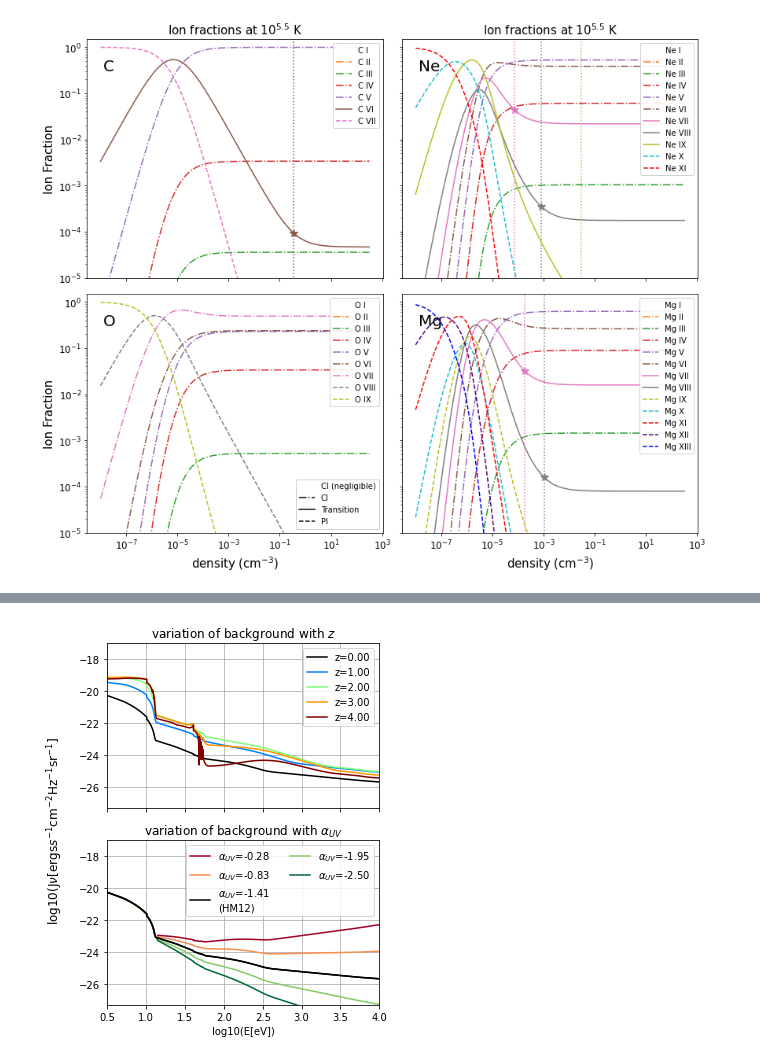
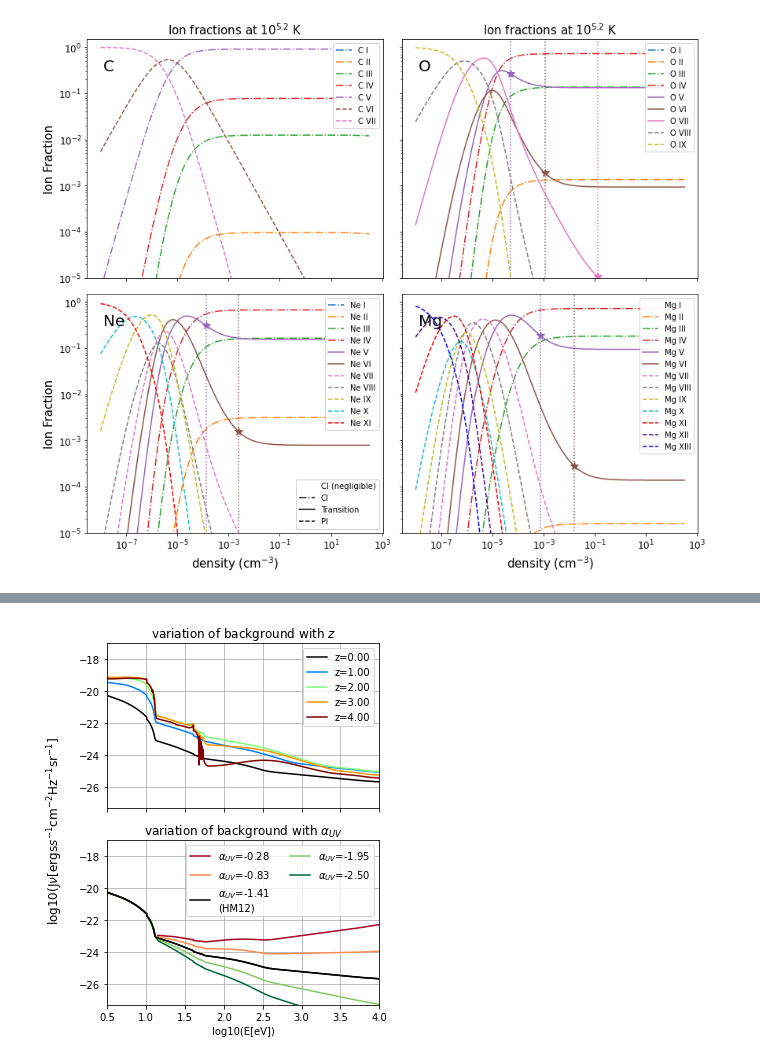
Before and after one commit to claytonstrawn/pi_or_ci, a Jupyter notebook: figures_for_PI_CI_cutoff_paper-sample.ipynb, the cells around one changed output, grey strips where cells are left out. Cells and saved outputs as stored; diff of their text form; code cells hidden in the pictures.

```diff
--- a/figures_for_PI_CI_cutoff_paper-sample.ipynb
+++ b/figures_for_PI_CI_cutoff_paper-sample.ipynb
@@ -50,7 +50,7 @@ hm12_redshifts = np.array(hm12_redshifts)
 
 #set loud=True to get a full printout of every ions state at every temp
 
-d,c = get_all_data_and_cutoffs(loud=False,threshold = .05,whichzs = 'ints',
+d,c = get_all_data_and_cutoffs(loud=True,threshold = .05,whichzs = 'ints',
                                min_stable_num = 5,whichradfields = ['HM12','a0.28','a0.835','a1.945','a2.5'])
 a,io,e,c2 = get_energy_cutoffs_dicts(redshift = 0.0,t_used='min',cutoffs = c)
 # %% [output]
@@ -102,0 +91,27 @@ fig.savefig("/Users/claytonstrawn/pi_ci_paper_plots/1_contour_plots.png",dpi = 1
+# %%
+#figure 1
+fig,axes = plt.subplots(2,2,figsize = (12,10),sharex = True,sharey = True)
+for i in range(4):
+    ion = {0:'C IV',2:'O VI',1:'Ne VIII',3:'Mg X'}[i]
+    ax = axes[i%2,i//2]
+    plot_contours([ion],0.0,show_cutoffs= 'black',levels = [.001,.01,.1,.2],\
+                  data = d,cutoffs = c,ax = ax,radfield = 'HM12',fig=fig,show_values=False)
+    ax.text(-7.5,7.2,ion,size = 20)
+    if i//2==0:
+        ax.set_ylabel('log temperature (K)',size = 15)
+    elif i//2==1:
+        ax.set_ylabel('')
+    if i%2==0:
+        ax.set_xlabel('')
+        ax.set_title('Ion fraction contour plot',size = 15)
+        ax.set_ylim(2,7.95)
+    elif i%2 == 1:
+        ax.set_title('')
+        ax.set_xlabel('log density (cm'+r'$^{-3}$)',size = 15)
+
+    ax.tick_params(axis='both', which='major', labelsize=12)
+    ax.grid()
+    ax.get_legend().remove()
+plt.subplots_adjust(wspace=0.02, hspace=0.025)
+plt.tight_layout()
+fig.savefig("pi_ci_paper_plots/1_contour_plots.png",dpi = 100,bbox_inches='tight')
@@ -103,30 +120,33 @@ fig.savefig("/Users/claytonstrawn/pi_ci_paper_plots/1_contour_plots.png",dpi = 1
 # %%
 #figure 2
 fig,axes = plt.subplots(2,2,figsize = (12,10),sharex = True,sharey = True)
 for i in range(4):
-    atom = {0:'C',1:'O',2:'Ne',3:'Mg'}[i]
+    atom = {0:'C',2:'O',1:'Ne',3:'Mg'}[i]
     ax = axes[i%2,i//2]
-    plot_fracs_at_temp(atom,0.0,10**5.5,data = d,cutoffs = c,show_mechanism=True,\
+    logt = 5.2
+    plot_fracs_at_temp(atom,0.0,10**logt,data = d,cutoffs = c,show_mechanism=True,\
                        ax = ax,legend_params = {'loc':'upper right','framealpha':0.9})
     ax.text(10**-7.9,10**-.5,atom,size = 20)
     if i//2==0:
         ax.set_ylabel('Ion Fraction',size = 15)
     elif i//2==1:
         ax.set_ylabel('')
     if i%2==0:
         ax.set_xlabel('')
-        ax.set_title('Ion fractions at '+r'$10^{5.5}$ K',size = 15)
+        string='Ion fractions at $10^{%.1f}$ K'%logt
+        raw_string = r"%s"%string
+        ax.set_title(raw_string,size = 15)
     elif i%2 == 1:
         ax.set_title('')
         ax.set_xlabel('density (cm'+r'$^{-3}$)',size = 15)
 
     ax.tick_params(axis='both', which='major', labelsize=12)
 
     if i==1:
         labels_colors_dict = {'CI (negligible)':'','CI':'-.','Transition':'-','PI':'--'}
         add_custom_legend(ax,labels_colors_dict,loc = None,bbox = None,keep_old_legend = True)
 plt.subplots_adjust(wspace=0.02, hspace=0.025)
 plt.tight_layout()
-fig.savefig("/Users/claytonstrawn/pi_ci_paper_plots/2_frac_dens.png",dpi = 100,bbox_inches='tight')
+fig.savefig("pi_ci_paper_plots/2_frac_dens.png",dpi = 100,bbox_inches='tight')
 # %% [output]
-[figure, old version]
+[figure, new version]
```
Also changed, not shown: parts of 18 cells of this notebook, 5 other files.
